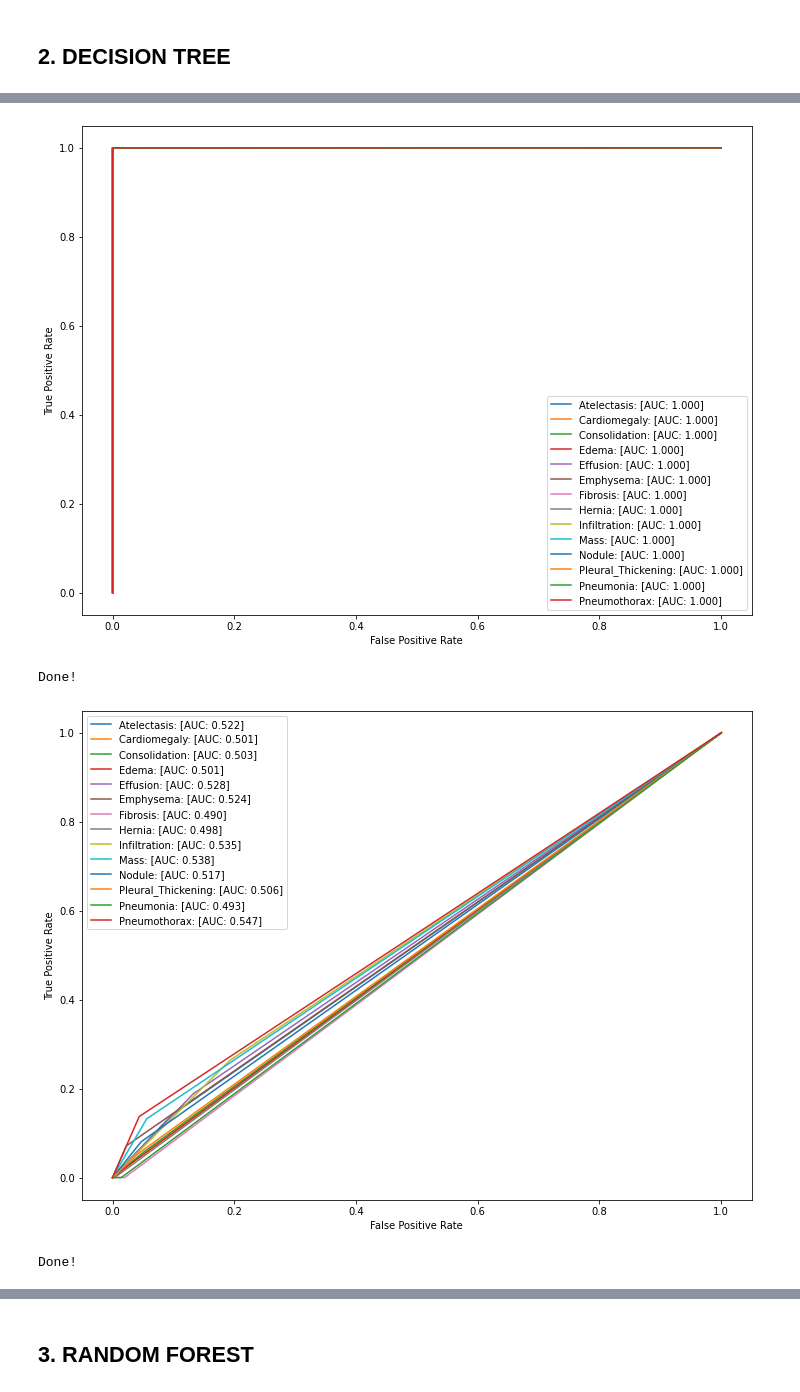
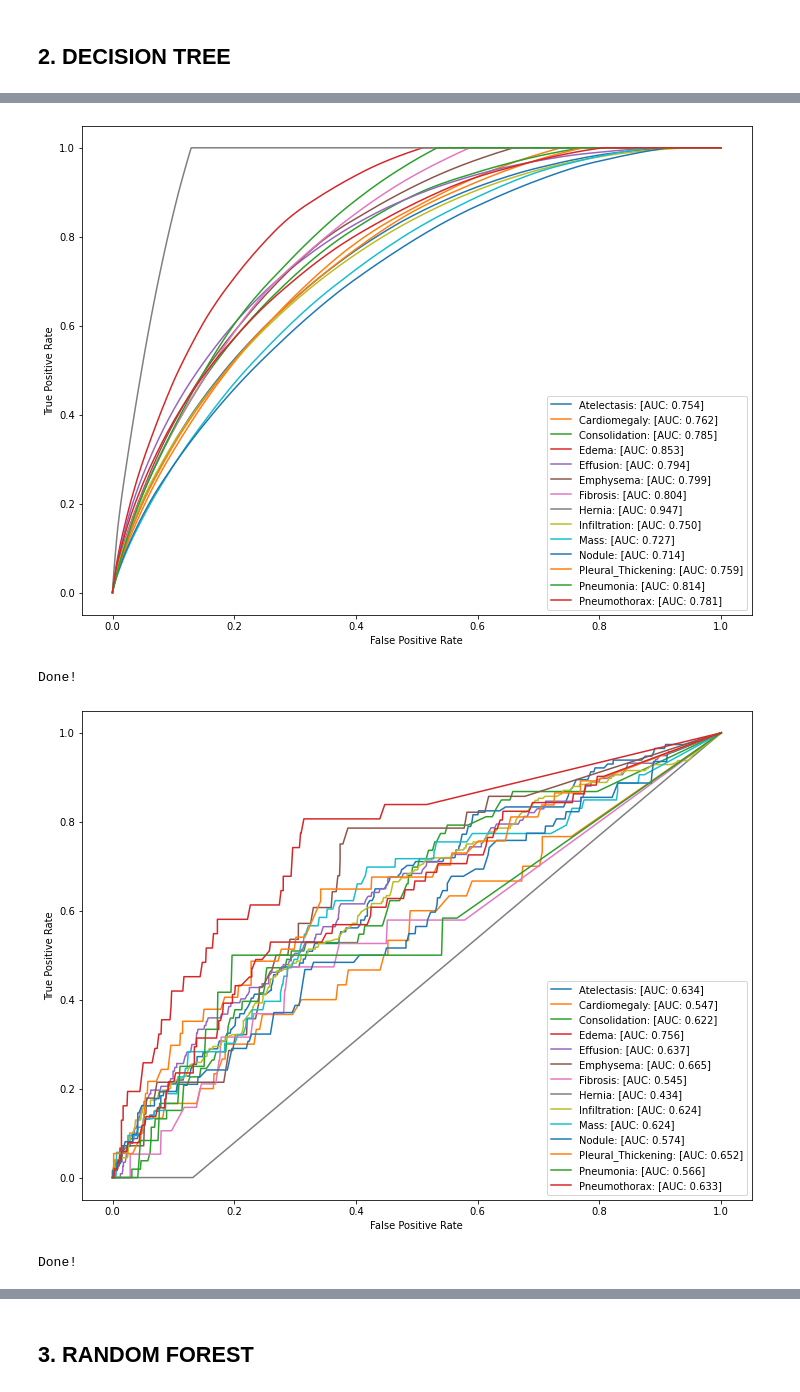
Before and after one commit to arshmodak/NIH_Chest_XRays_Disease_Detection, a Jupyter notebook: ML_on_CNN_Features.ipynb, the cells around one changed output, grey strips where cells are left out. Saved outputs shown, nothing was run; the diff lists cells and outputs as text; code cells hidden in the pictures.

```diff
--- a/ML_on_CNN_Features.ipynb
+++ b/ML_on_CNN_Features.ipynb
@@ -217,10 +217,10 @@ start = time.time()
 dtree = DecisionTreeClassifier(criterion="gini",
                                max_features='sqrt',
                                random_state=7,
-                               max_depth=300)
+                               max_depth=1000, min_samples_split=65, min_samples_leaf=55)
 dtree.fit(X_train, y_train)
 
-filepath = r"E:\ARSH\NEU\Fall 2021\CS 5100\Projects\NIH_Disease_Detection\ML Models and Outputs\decision_tree_classifier_v4_md1k.sav"
+filepath = r"E:\ARSH\NEU\Fall 2021\CS 5100\Projects\NIH_Disease_Detection\ML Models and Outputs\decision_tree_classifier_v5_md100.sav"
 save_model(dtree, filepath)
 
 print("Done!")
@@ -232,5 +232,5 @@ Time Taken: 77.04208
 # %%
-filepath = r"E:\ARSH\NEU\Fall 2021\CS 5100\Projects\NIH_Disease_Detection\ML Models and Outputs\decision_tree_classifier_v4_md1k.sav"
-dtree = load_model(filepath)
+# filepath = r"E:\ARSH\NEU\Fall 2021\CS 5100\Projects\NIH_Disease_Detection\ML Models and Outputs\decision_tree_classifier_v4_md1k.sav"
+# dtree = load_model(filepath)
 # %%
 # print("Evaluating Model on Test Set...")
@@ -239,16 +241,18 @@ y_preds = dtree.predict_proba(X_test)
 # # auc_dict = plot_roc_curve(class_dict, y_preds, y_test, get_auc=True)
 # print("Done!")
 # %%
-y_preds2 = dtree.predict(X_train)
-auc_dict = plot_roc_curve(class_dict, y_preds2, y_train, get_auc=True)
+# y_preds2 = dtree.predict(X_train)
+auc_dict = plot_roc_curve(class_dict, y_preds[1, :], y_train, get_auc=True)
 print("Done!")
 # %% [output]
-[figure, old version]
+[figure, new version]
 Done!
 # %%
-y_preds2 = dtree.predict(X_test)
-auc_dict = plot_roc_curve(class_dict, y_preds2, y_test, get_auc=True)
+y_preds = dtree.predict_proba(X_test)
+y_pred = np.array(y_preds)
+y_preds = np.transpose([pred for pred in y_pred])
+auc_dict = plot_roc_curve(class_dict, y_preds[1, :], y_test, get_auc=True)
 print("Done!")
 # %% [output]
-[figure, old version]
+[figure, new version]
 Done!
```
Also changed, not shown: parts of 15 cells of this notebook.
